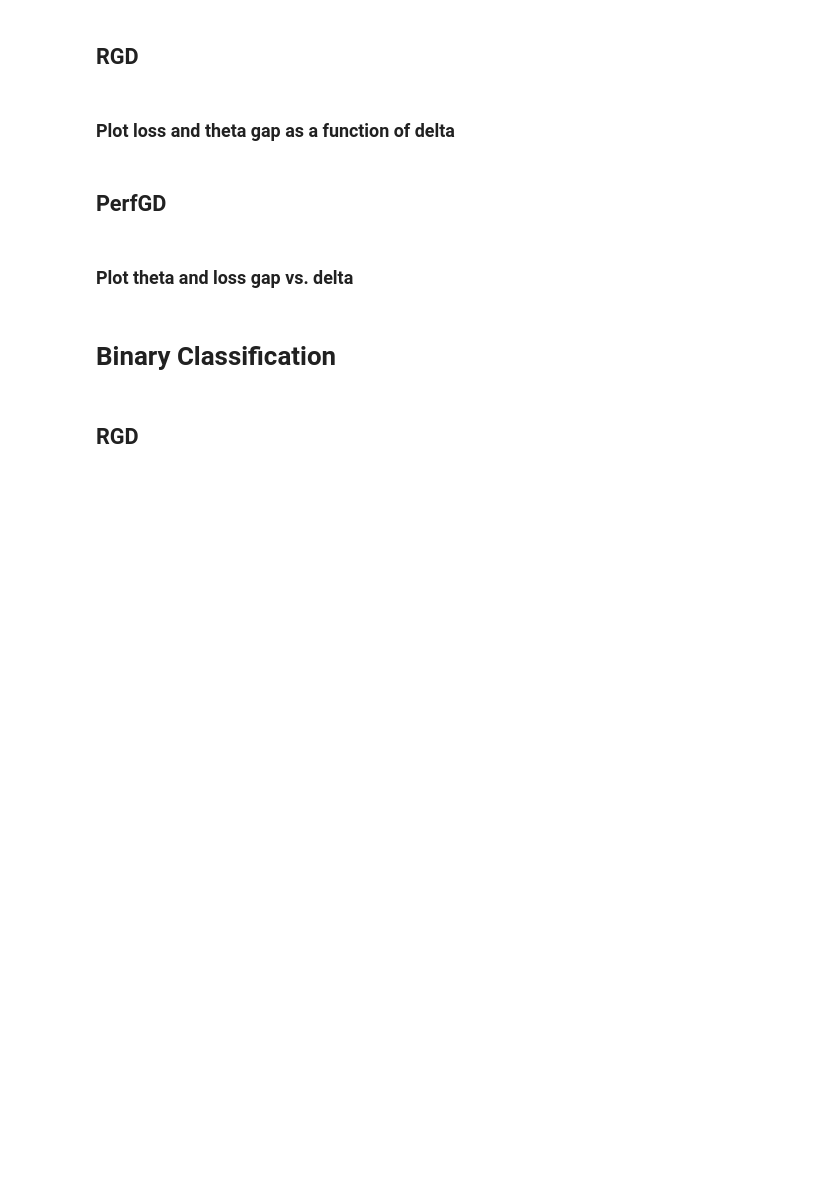
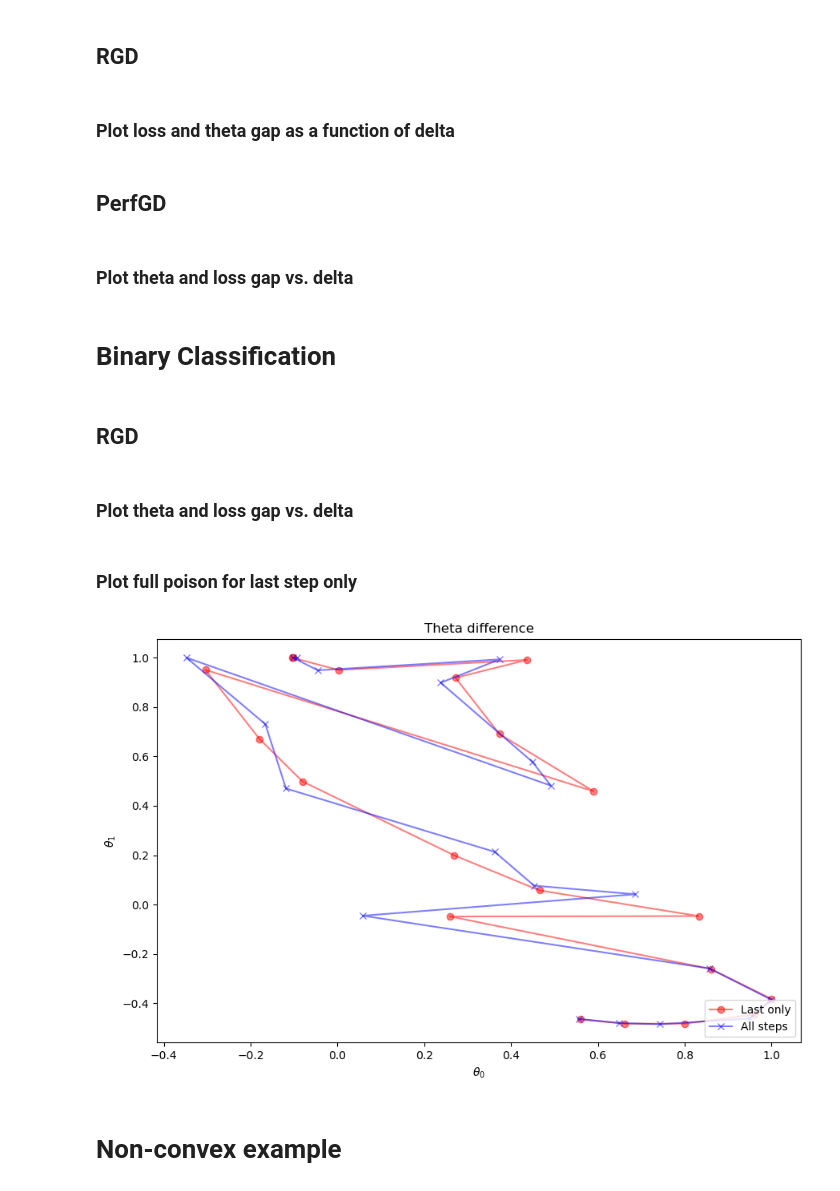
Before and after one commit to tetsnaga/poison-perf, a Jupyter notebook: poisoning/oracle_poison.ipynb, the cells around one changed output. Saved outputs shown, nothing was run; the diff lists cells and outputs as text; code cells hidden in the pictures; blank space fills up the shorter version.

```diff
--- a/poisoning/oracle_poison.ipynb
+++ b/poisoning/oracle_poison.ipynb
@@ -330,8 +429,8 @@ max_iter = 30
 
 poison_steps = 40
 poison_step_size = 0.1
-epsilon = 0.5
-delta = 5
+epsilon = 0.01
+delta = 0.5
 
 theta_0 = torch.tensor([0.8,1.0])
 
@@ -385,3 +484,5 @@ fig, (ax1, ax2) = plot_results_2d(all_theta_clean_list,
                     )
 
 plt.show()
+# %% [markdown]
+### Plot theta and loss gap vs. delta
@@ -387,0 +558,73 @@ plt.show()
+# %% [markdown]
+### Plot full poison for last step only
+# %%
+delta_vals = np.linspace(0.0, 3, 20)
+epsilon = 0.5
+poison_step_size = 0.05
+poison_steps = 1
+
+theta_clean = theta_clean
+loss_clean = all_losses_clean[-1]
+
+all_steps_theta, last_step_only = [], []
+for delta in delta_vals:
+    _theta_all, _, _ , _ = RGD_audit(
+                D_theta=D_theta,
+                loss=loss,
+                theta_0=theta_0.clone(),
+                proj_theta=proj_theta,
+                n=n,
+                eta=eta,
+                max_iter=max_iter,
+                poison_function=oracle_poison_function,
+                theta_update_estimator=RGD_update_estimator,
+                sampling_estimator=classification_sampling_estimator,
+                sampling_estimator_kwargs={'mu_0': mu_0, 'mu_f': mu_f, 'sigma_0': sigma_0, 'sigma_1': sigma_1},
+                poison_steps=int(float(delta)//poison_step_size) + 1,
+                poison_step_size=poison_step_size,
+                epsilon=epsilon,
+                delta=delta,
+                last_step_only=False
+    )
+
+    _theta_last, _, _ , _ = RGD_audit(
+                D_theta=D_theta,
+                loss=loss,
+                theta_0=theta_0.clone(),
+                proj_theta=proj_theta,
+                n=n,
+                eta=eta,
+                max_iter=max_iter,
+                poison_function=oracle_poison_function,
+                theta_update_estimator=RGD_update_estimator,
+                sampling_estimator=classification_sampling_estimator,
+                sampling_estimator_kwargs={'mu_0': mu_0, 'mu_f': mu_f, 'sigma_0': sigma_0, 'sigma_1': sigma_1},
+                poison_steps=int(float(delta)//poison_step_size) + 1,
+                poison_step_size=poison_step_size,
+                epsilon=epsilon,
+                delta=delta,
+                last_step_only=False
+    )
+
+    all_steps_theta.append(_theta_all)
+    last_step_only.append(_theta_last)
+
+all_steps_theta = np.array(all_steps_theta)
+last_step_only = np.array(last_step_only)
+
+# Create two subplots: top = theta gap, bottom = loss gap
+fig, (ax_theta) = plt.subplots(1, 1, figsize=(9, 6), sharex=False)
+
+ax_theta.plot(last_step_only[:,0], last_step_only[:,1], color='red', label='Last only', marker='o', alpha=0.5)
+ax_theta.plot(all_steps_theta[:,0], all_steps_theta[:,1], color='blue', label='All steps', marker='x', alpha=0.5)
+
+ax_theta.set_ylabel(r'$\theta_1$', color='k')
+ax_theta.set_xlabel(r'$\theta_0$', color='k')
+ax_theta.set_title('Theta difference')
+plt.legend(loc='lower right')
+plt.tight_layout()
+plt.show()
+# %% [output]
+[figure, added]
+# %% [markdown]
+# Non-convex example
```
Also changed, not shown: parts of 7 cells of this notebook, 1 other file.
